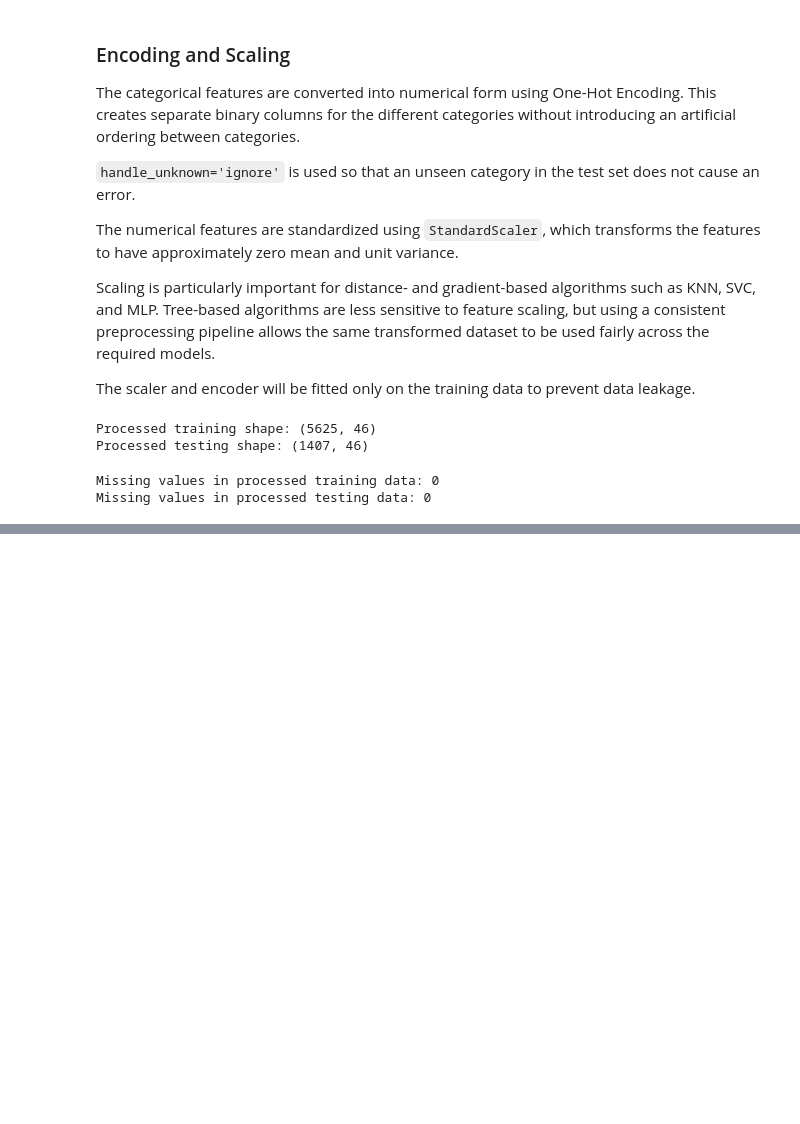
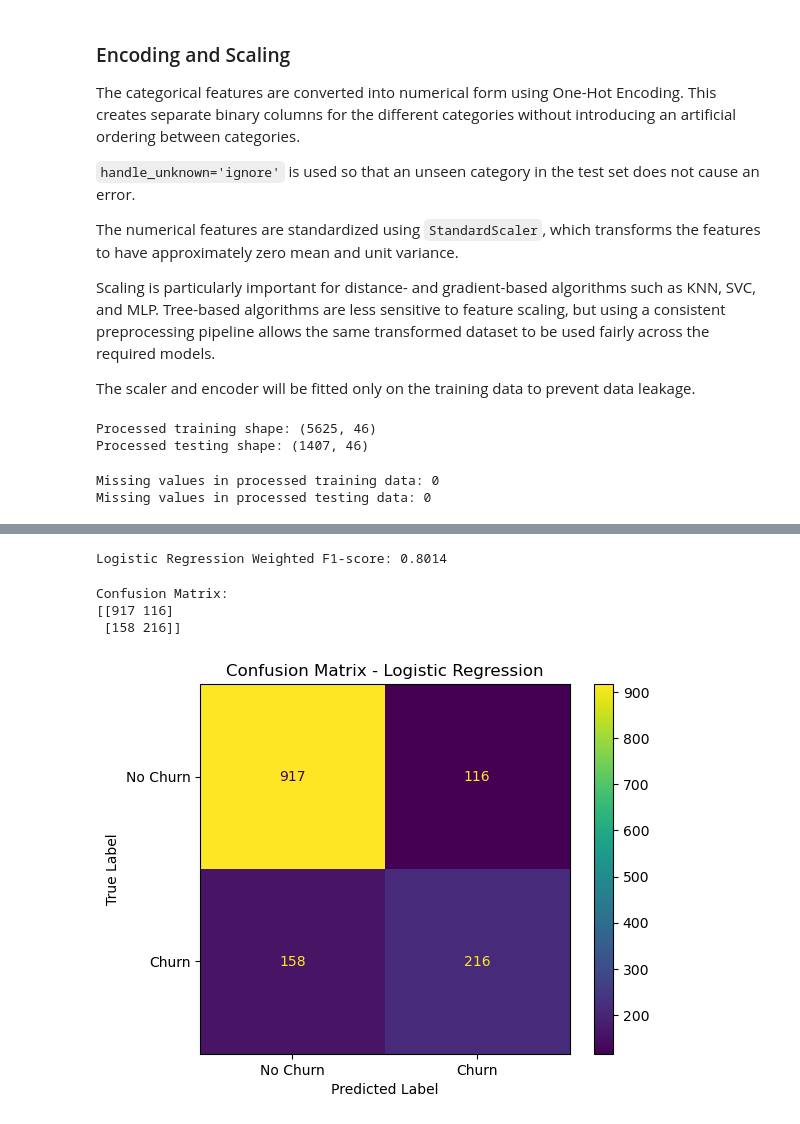
Before and after one commit to Anuja1307/ML_Capstone_Project, a Jupyter notebook: notebooks/Classification.ipynb, the cells around one changed output, grey strips where cells are left out. Cells and saved outputs as stored; diff of their text form; code cells hidden in the pictures; blank space fills up the shorter version.

```diff
--- a/notebooks/Classification.ipynb
+++ b/notebooks/Classification.ipynb
@@ -547,0 +568,8 @@ Missing values in processed testing data: 0
+# %%
+logistic_model = LogisticRegression(
+    random_state=42,
+    max_iter=1000
+)
+logistic_model.fit(X_train_processed, y_train)
+y_pred_logistic = logistic_model.predict(X_test_processed)
+y_pred_logistic[:10]
@@ -547,0 +599,41 @@ Missing values in processed testing data: 0
+# %%
+from sklearn.metrics import f1_score
+
+logistic_f1 = f1_score(
+    y_test,
+    y_pred_logistic,
+    average='weighted'
+)
+
+print(f"Logistic Regression Weighted F1-score: {logistic_f1:.4f}")
+# %% [output]
+Logistic Regression Weighted F1-score: 0.8014
+# %%
+from sklearn.metrics import confusion_matrix, ConfusionMatrixDisplay
+import matplotlib.pyplot as plt
+
+logistic_cm = confusion_matrix(
+    y_test,
+    y_pred_logistic
+)
+
+print("Confusion Matrix:")
+print(logistic_cm)
+# %% [output]
+Confusion Matrix:
+[[917 116]
+ [158 216]]
+# %%
+logistic_display = ConfusionMatrixDisplay(
+    confusion_matrix=logistic_cm,
+    display_labels=["No Churn", "Churn"]
+)
+
+logistic_display.plot()
+
+plt.title("Confusion Matrix - Logistic Regression")
+plt.xlabel("Predicted Label")
+plt.ylabel("True Label")
+plt.show()
+# %% [output]
+[figure, added]
```
Also changed, not shown: parts of 57 cells of this notebook, 1 other file.
